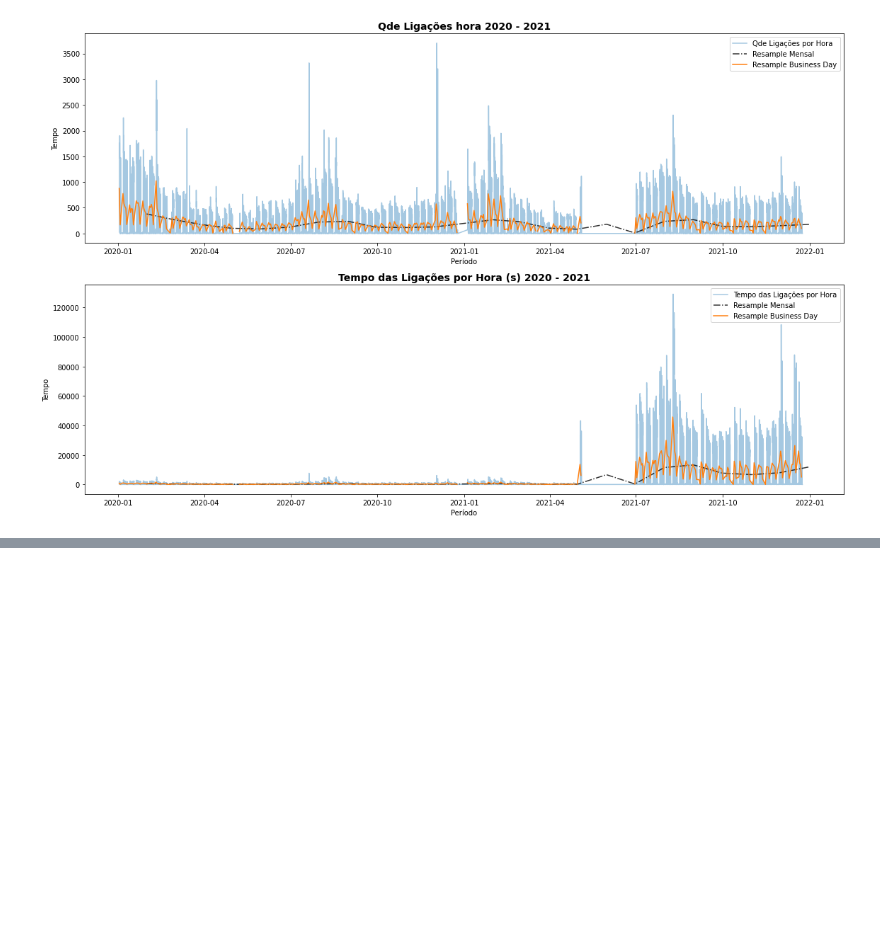
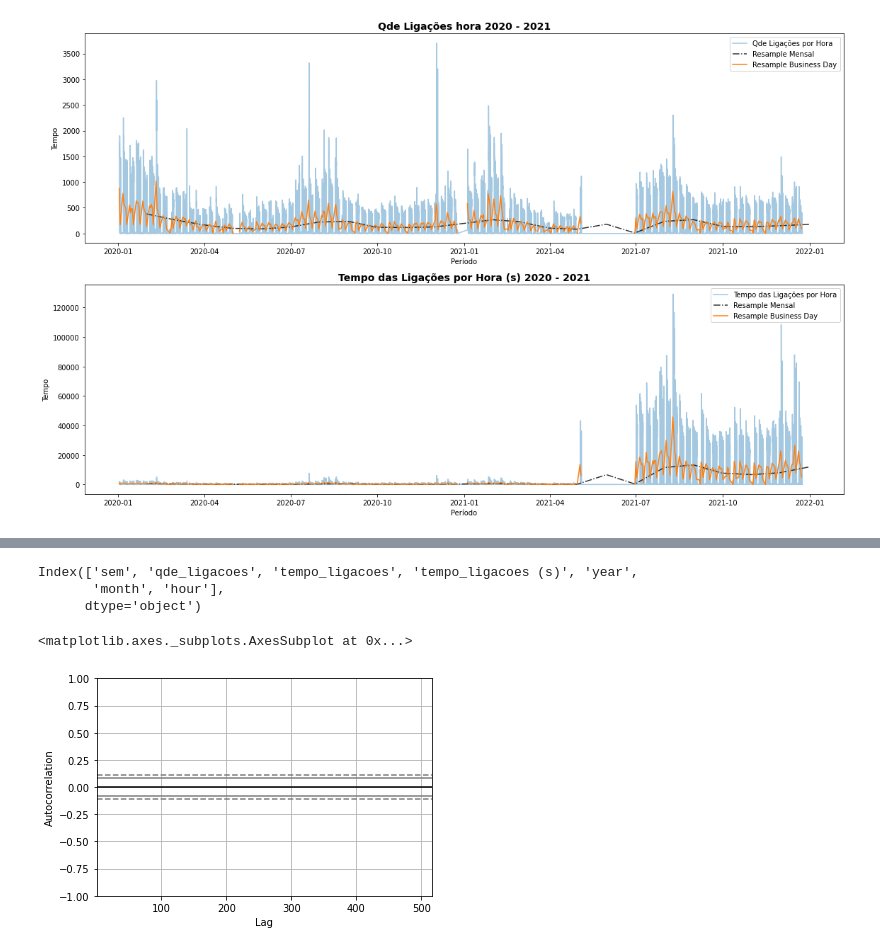
Before and after one commit to Rogerio-mack/Artigo-Atendimento, a Jupyter notebook: Analise_Atendimento_v1.ipynb, the cells around one changed output, grey strips where cells are left out. Drawn from its saved outputs; the diff is of its cells as text; code cells hidden in the pictures; blank space fills up the shorter version.

```diff
--- a/Analise_Atendimento_v1.ipynb
+++ b/Analise_Atendimento_v1.ipynb
@@ -486,0 +571,11 @@ plt.show()
+# %%
+df.columns
+# %% [output]
+Index(['sem', 'qde_ligacoes', 'tempo_ligacoes', 'tempo_ligacoes (s)', 'year',
+       'month', 'hour'],
+      dtype='object')
+# %%
+pd.plotting.autocorrelation_plot(df['qde_ligacoes'].resample("b").median())
+# %% [output]
+<matplotlib.axes._subplots.AxesSubplot at 0x...>
+[figure, added]
```
Also changed, not shown: parts of 10 cells of this notebook.
